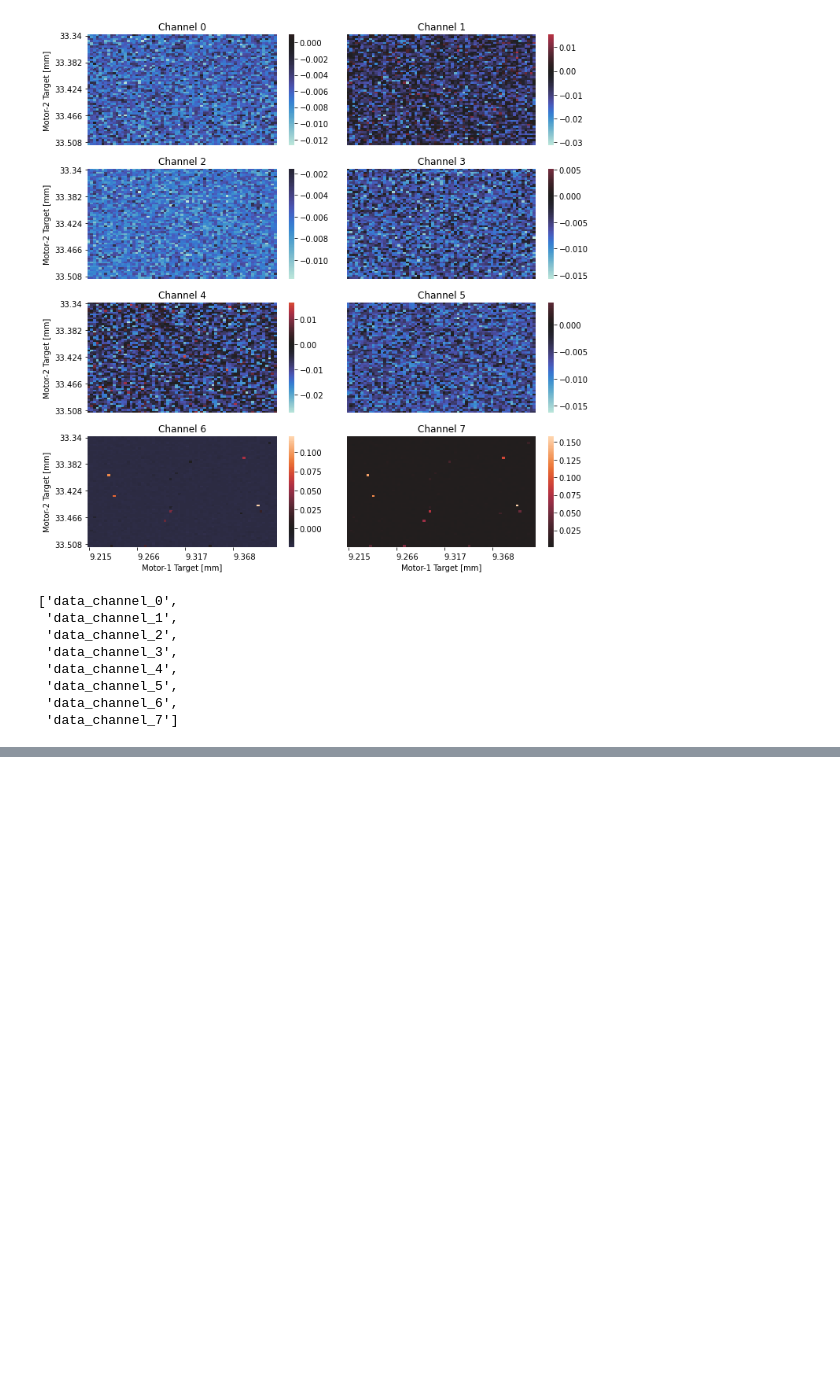
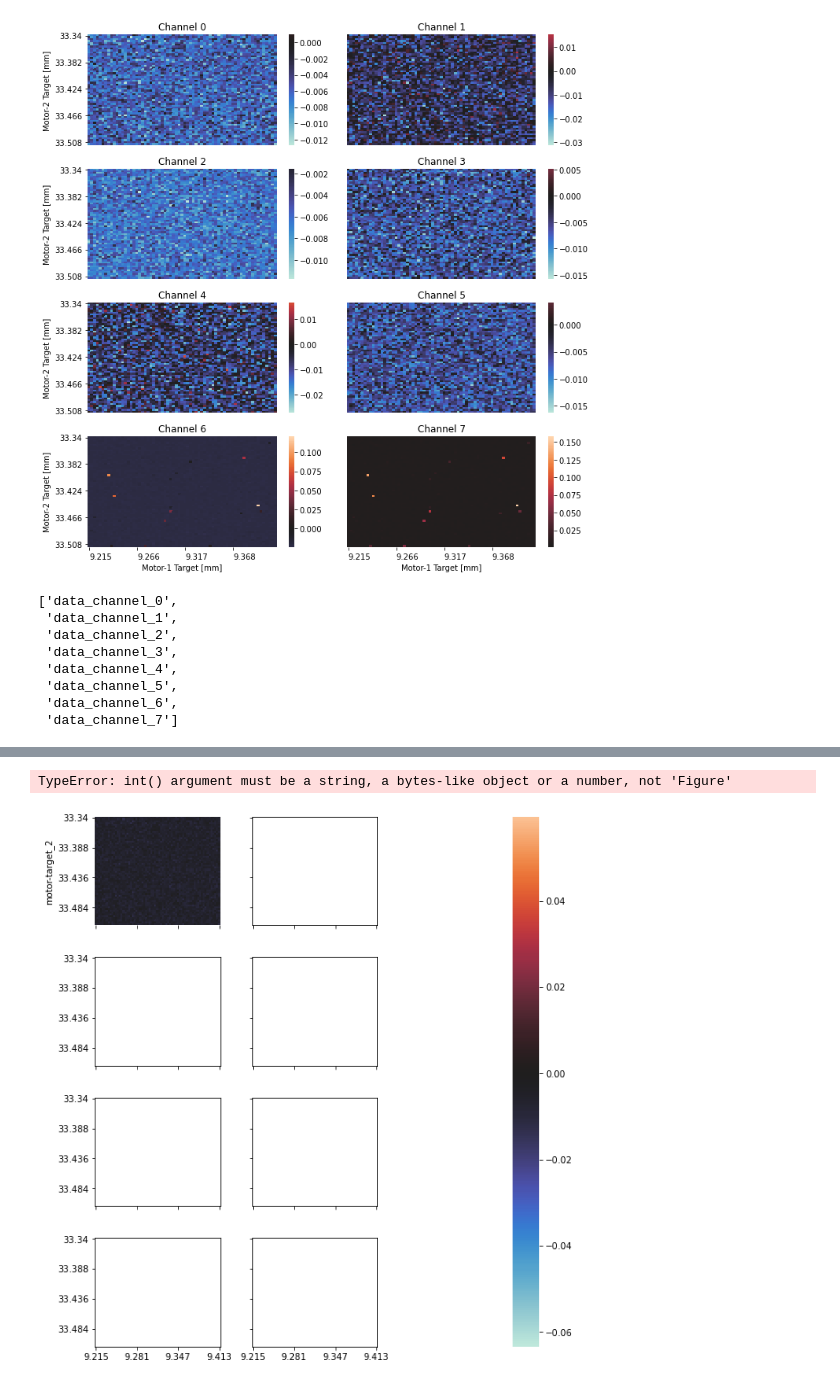
Before and after one commit to griffinbran/Chemical-Physics-Data-Visualization, a Jupyter notebook: code/Data-Cleaning.ipynb, the cells around one changed output, grey strips where cells are left out. Cells and saved outputs as stored; diff of their text form; code cells hidden in the pictures; blank space fills up the shorter version.

```diff
--- a/code/Data-Cleaning.ipynb
+++ b/code/Data-Cleaning.ipynb
@@ -454,0 +488,78 @@ for axs in grid:
+# %%
+# Figsize probably needs to be generalized to remove hardcoded dimensions
+import mpl_toolkits.axisartist as AA
+from mpl_toolkits.axes_grid1 import AxesGrid
+from mpl_toolkits.axes_grid1 import host_subplot
+
+fig = plt.figure(num='2D Scan Intensity', figsize=(16,11))
+
+# Identify min/max values in "signal-data"
+# Re-write this code to give user easy option for selecting the two "dead" channels to exclude
+signal_df = data[['data_channel_0','data_channel_1','data_channel_2','data_channel_3','data_channel_4','data_channel_5']]
+v_min = min(signal_df.min())
+v_max = max(signal_df.max())
+#############################################################################################################################
+# Initialize AxesGrid, instantiate all "subplot" axes
+grid = AxesGrid(fig,
+                111, # Similar to subplot(111)
+                label_mode = 'L', # Display tick-labels at LEFT & BTTM locations only
+                add_all = True, # False doesn't show subplots
+                aspect = True, # True: widths & heights scaled according to data lims, False
+                share_all=True, # xaxis & yaxis of all axes shared
+                nrows_ncols=(4, 2), # Creates a 4x2 grid of axes
+                axes_pad=0.5, # Pad b/w axes[inch]
+                cbar_pad=2.0, # Pad b/w cbar and axis[inch]
+                #cbar_location='right',
+                cbar_set_cax = True, # Doesn't seem to make a difference
+                #axes_class = AA.Axes,
+                cbar_mode='None') # The AxesGrid cbar is empty for some reason
+
+    #if channel == 0:
+#    tau1 = grid.twin()
+#    tau.set_ylim(0, step2_time*m2_step_count)
+#    #tau.figure.canvas.draw()
+#    tau.set_ylabel('Time Delay[fs]: Tau (Drive/Probe)')
+#############################################################################################################################
+# Generate a heatmap for each channel
+channel = 0
+for axs in grid:
+#for channel in range(8):
+    # Display a 2D-Scan Intensity in each instance initialized by AxesGrid
+    hmap = sns.heatmap(data_to_plot1[channel],
+                       ax = axs,
+                       #ax = grid[channel],
+                       xticklabels = 22,
+                       yticklabels = 16,
+                       center = 0,
+                       cmap = 'icefire', # Diverging color palette for readability
+                       cbar = True,
+                       #cbar_ax = grid[channel],
+                       vmin = v_min, # Sets cbar min for all subplots
+                       vmax = v_max); # Sets cbar max for all subplots
+
+    # Where should the CHANNEL be labeled?
+    hmap.set_xlabel(f'Motor-1 Target [mm]')
+    hmap.set_ylabel(f'Motor-2 Target [mm]')
+    hmap.set_title(f'Channel {channel}')
+
+    # Restrict xticks & xlabels to final-row subplots only
+    if channel < last_row:
+        plt.setp(hmap.get_xaxis(), visible=False);
+    # Restrict yticks & ylabels to 1st-column subplots only
+    if channel%2 != 0:
+        plt.setp(hmap.get_yaxis(), visible=False);
+
+    # Re-position xtick-labels
+    if channel >= last_row:
+        plt.setp(hmap.get_xticklabels(),
+                 #rotation_mode='anchor',
+                 ha='left',
+                 rotation = 0);
+    # Re-position ytick labels
+    if channel%2 == 0:
+        plt.setp(hmap.get_yticklabels(),
+                 rotation = 0);
+    channel += 1
+# %% [output]
+TypeError: int() argument must be a string, a bytes-like object or a number, not 'Figure'
+[figure, added]
```
Also changed, not shown: parts of 10 cells of this notebook, 2 other files.
